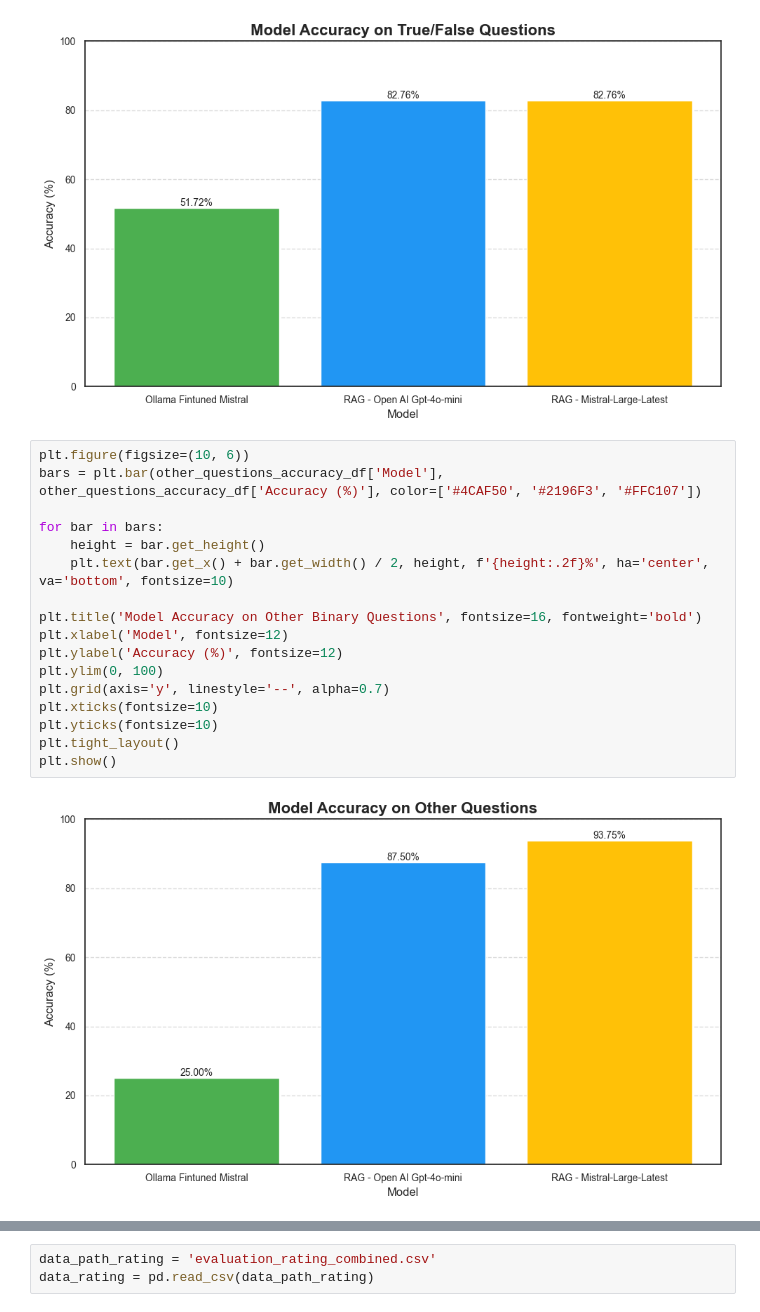
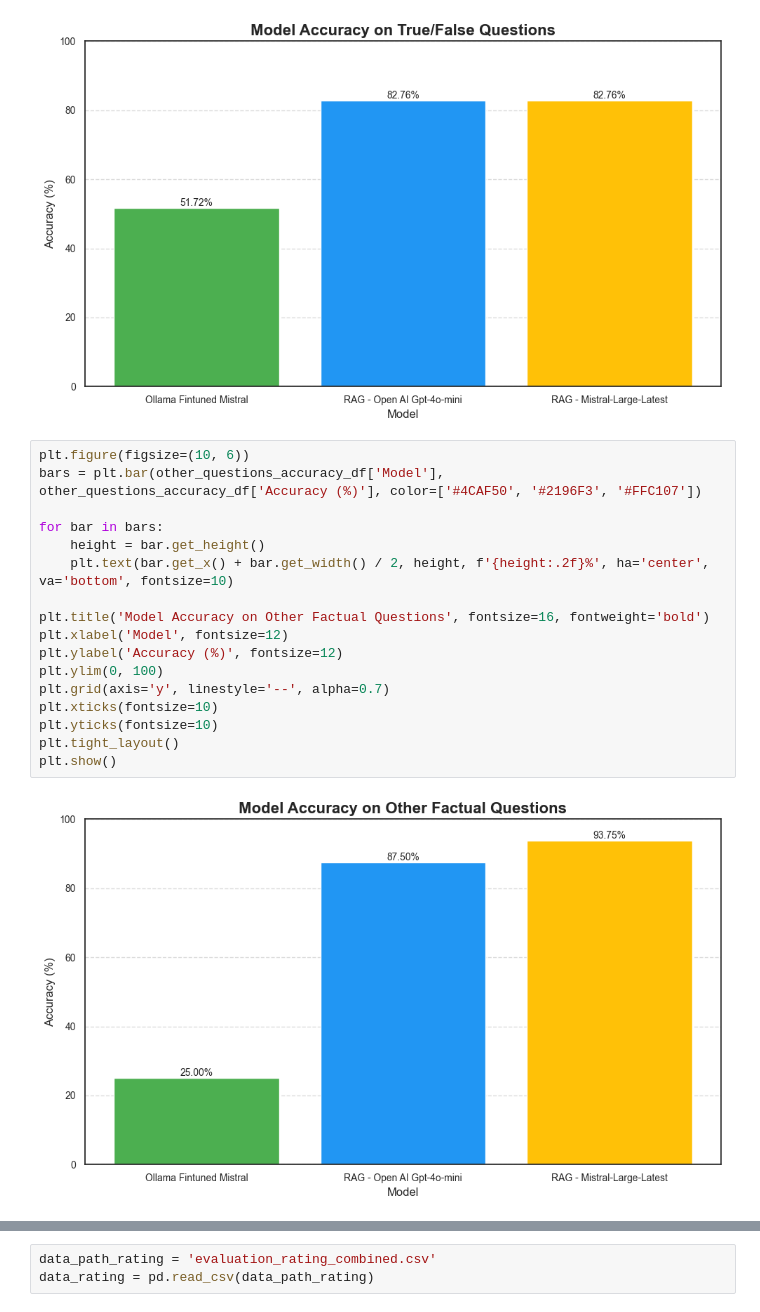
Before and after one commit to samkj/AIR-W24, a Jupyter notebook: evaluation/evaluation.ipynb, the cells around one changed output, grey strips where cells are left out. Drawn from its saved outputs; the diff is of its cells as text.

```diff
--- a/evaluation/evaluation.ipynb
+++ b/evaluation/evaluation.ipynb
@@ -111,19 +111,19 @@ plt.show()
 # %%
 plt.figure(figsize=(10, 6))
 bars = plt.bar(other_questions_accuracy_df['Model'], other_questions_accuracy_df['Accuracy (%)'], color=['#4CAF50', '#2196F3', '#FFC107'])
 
 for bar in bars:
     height = bar.get_height()
     plt.text(bar.get_x() + bar.get_width() / 2, height, f'{height:.2f}%', ha='center', va='bottom', fontsize=10)
 
-plt.title('Model Accuracy on Other Binary Questions', fontsize=16, fontweight='bold')
+plt.title('Model Accuracy on Other Factual Questions', fontsize=16, fontweight='bold')
 plt.xlabel('Model', fontsize=12)
 plt.ylabel('Accuracy (%)', fontsize=12)
 plt.ylim(0, 100)
 plt.grid(axis='y', linestyle='--', alpha=0.7)
 plt.xticks(fontsize=10)
 plt.yticks(fontsize=10)
 plt.tight_layout()
 plt.show()
 # %% [output]
-[figure, old version]
+[figure, new version]
```
Also changed, not shown: parts of 4 cells of this notebook, 6 other files.
